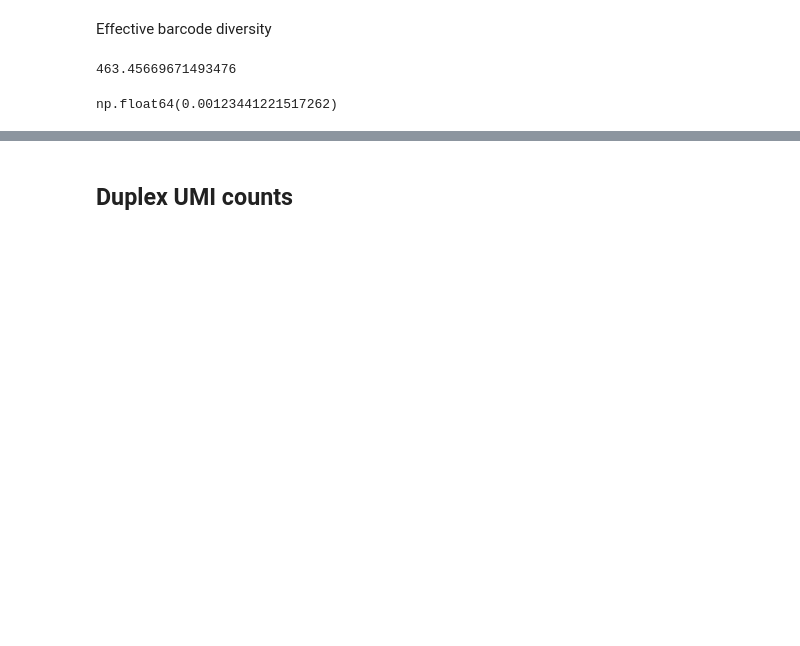
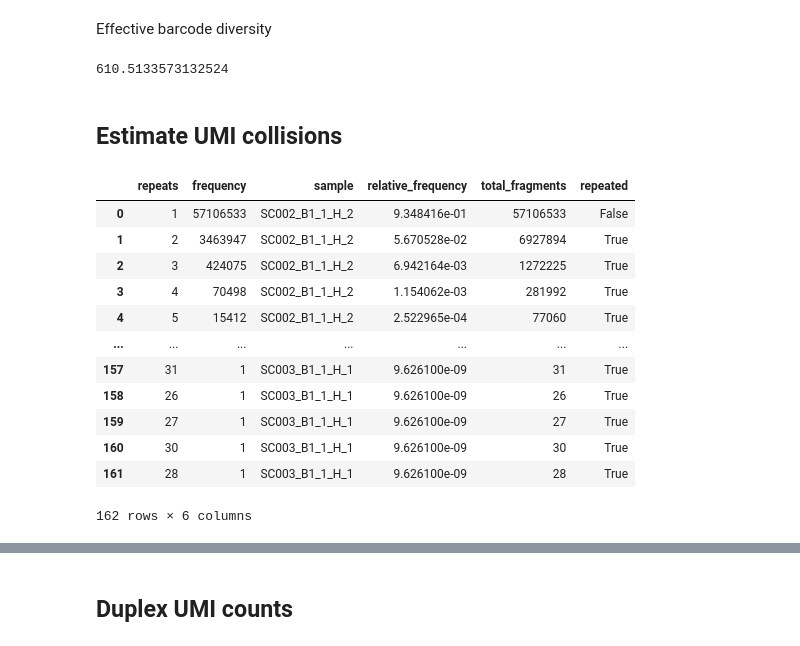
Before and after one commit to bbglab/DeepClone_protocol, a Jupyter notebook: supplementary_analysis/UMIcollisions/2026-03-20.same_cut_freq.ipynb, the cells around one changed output, grey strips where cells are left out. Saved outputs shown, nothing was run; the diff lists cells and outputs as text; code cells hidden in the pictures; blank space fills up the shorter version.

```diff
--- a/supplementary_analysis/UMIcollisions/2026-03-20.same_cut_freq.ipynb
+++ b/supplementary_analysis/UMIcollisions/2026-03-20.same_cut_freq.ipynb
@@ -313,15 +277,10 @@ probability_of_same_tag_2_frag
 # %% [markdown]
 Effective barcode diversity
-# %%
-D_eff = 1 / probability_of_same_tag_2_frag
-D_eff
-# %% [output]
-463.45669671493476
-# %%
-lam = 1.07
-mu = (lam**2 / 2) * probability_of_same_tag_2_frag
-
-P_collision = 1 - np.exp(-mu)
-P_collision
-# %% [output]
-np.float64(0.00123441221517262)
+# %%
+probability_of_same_tag_2_frag = np.sum(tag_probabilities_assume_random_side ** 2)
+D_eff = 1 / probability_of_same_tag_2_frag
+D_eff
+# %% [output]
+610.5133573132524
+# %% [markdown]
+## Estimate UMI collisions
@@ -327,0 +309,16 @@ np.float64(0.00123441221517262)
+# %%
+all_counts_df
+# %% [output]
+|  | repeats | frequency | sample | relative_frequency | total_fragments | repeated |
+| 0 | 1 | 57106533 | SC002_B1_1_H_2 | 9.348416e-01 | 57106533 | False |
+| 1 | 2 | 3463947 | SC002_B1_1_H_2 | 5.670528e-02 | 6927894 | True |
+| 2 | 3 | 424075 | SC002_B1_1_H_2 | 6.942164e-03 | 1272225 | True |
+| 3 | 4 | 70498 | SC002_B1_1_H_2 | 1.154062e-03 | 281992 | True |
+| 4 | 5 | 15412 | SC002_B1_1_H_2 | 2.522965e-04 | 77060 | True |
+| ... | ... | ... | ... | ... | ... | ... |
+| 157 | 31 | 1 | SC003_B1_1_H_1 | 9.626100e-09 | 31 | True |
+| 158 | 26 | 1 | SC003_B1_1_H_1 | 9.626100e-09 | 26 | True |
+| 159 | 27 | 1 | SC003_B1_1_H_1 | 9.626100e-09 | 27 | True |
+| 160 | 30 | 1 | SC003_B1_1_H_1 | 9.626100e-09 | 30 | True |
+| 161 | 28 | 1 | SC003_B1_1_H_1 | 9.626100e-09 | 28 | True |
+162 rows × 6 columns
```
Also changed, not shown: parts of 31 cells of this notebook, 1 other file.
